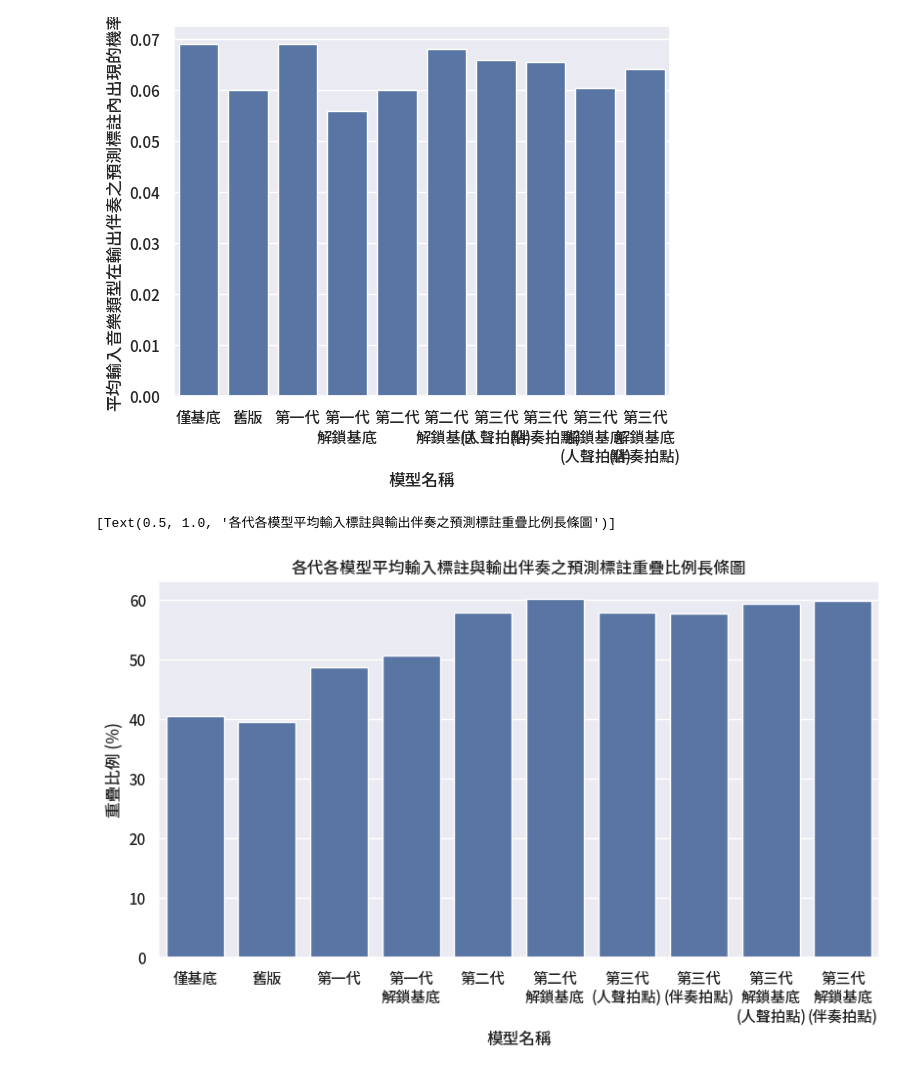
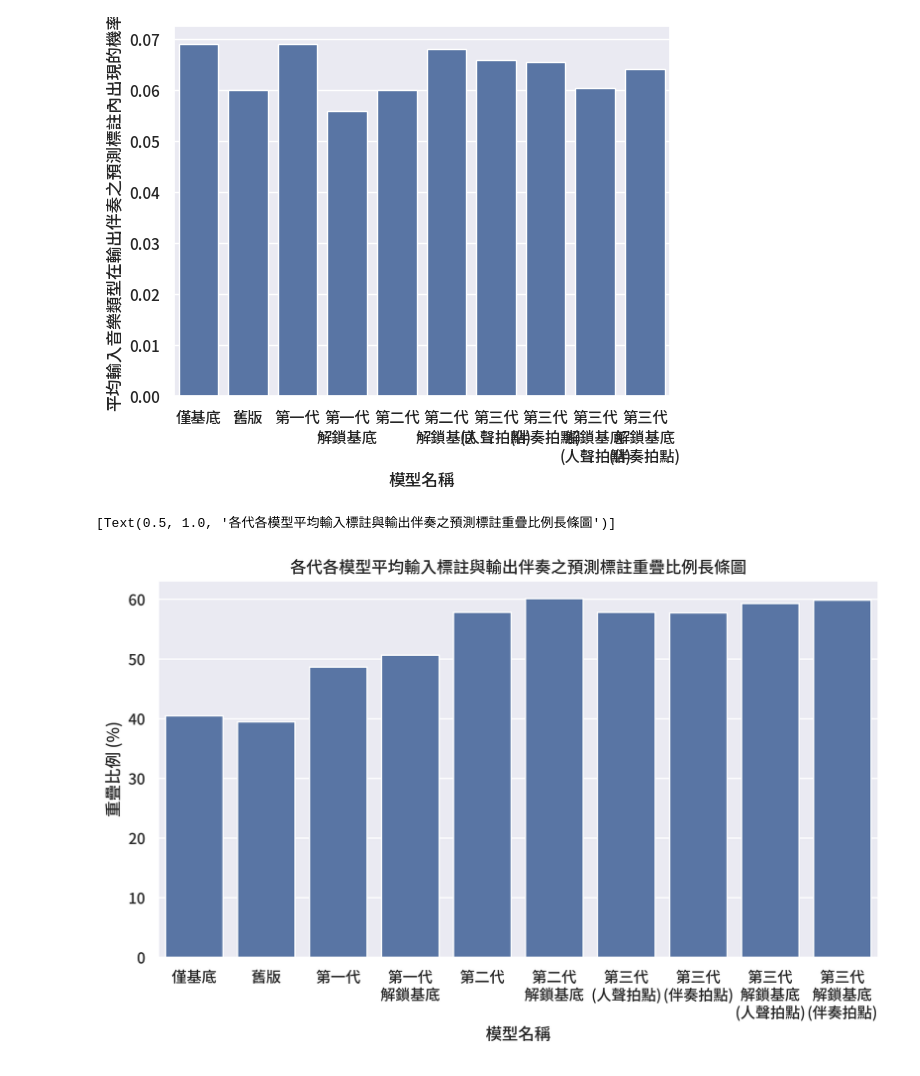
Before and after one commit to ELEPOT/PhantomHarmony, a Jupyter notebook: src/plots/genre_similarity.ipynb, the cells around one changed output. Saved outputs shown, nothing was run; the diff lists cells and outputs as text; code cells hidden in the pictures.

```diff
--- a/src/plots/genre_similarity.ipynb
+++ b/src/plots/genre_similarity.ipynb
@@ -72,9 +72,9 @@ sns.barplot(genres_data, x="模型名稱", y="平均輸入音樂類型在輸出
 <Axes: xlabel='模型名稱', ylabel='平均輸入音樂類型在輸出伴奏之預測標註內出現的機率'>
 [figure]
 # %%
-plt.figure(figsize=(9.5, 5))
+plt.figure(figsize=(9.5, 5), dpi=500)
 fig = sns.barplot(tags_data, x="模型名稱", y="重疊比例 (%)")
 fig.set(title="各代各模型平均輸入標註與輸出伴奏之預測標註重疊比例長條圖")
 # %% [output]
 [Text(0.5, 1.0, '各代各模型平均輸入標註與輸出伴奏之預測標註重疊比例長條圖')]
-[figure, old version]
+[figure, new version]
```
Also changed, not shown: 21 other files.
